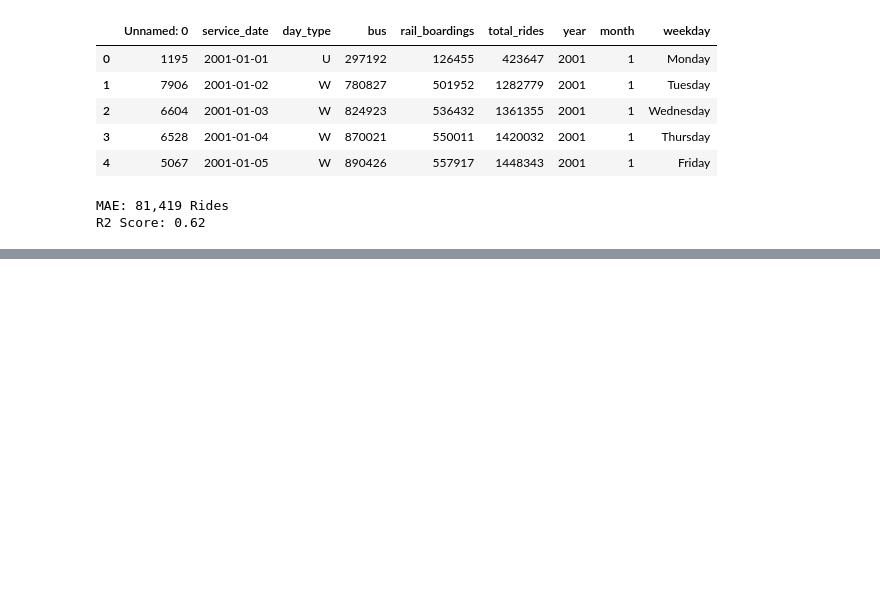
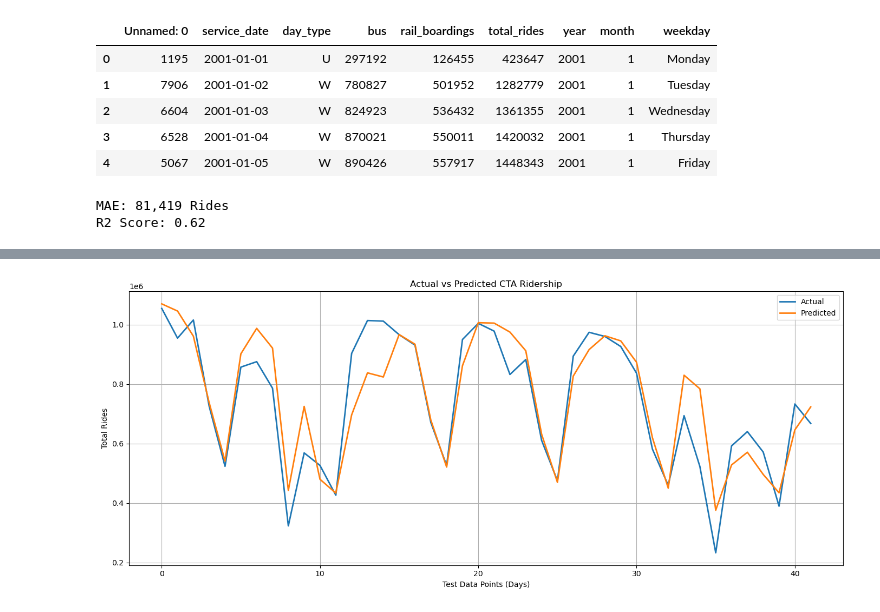
Before and after one commit to JulianGut2/CTA-Ridership-Analysis, a Jupyter notebook: notebooks/Model Training.ipynb, the cells around one changed output, grey strips where cells are left out. Saved outputs shown, nothing was run; the diff lists cells and outputs as text; code cells hidden in the pictures; blank space fills up the shorter version.

```diff
--- a/notebooks/Model Training.ipynb
+++ b/notebooks/Model Training.ipynb
@@ -49,0 +122,15 @@ R2 Score: 0.62
+# %%
+# What we can also do is see the comparison between predicted and actual model values
+
+plt.figure(figsize = (14,6))
+plt.plot(y_test.values, label = "Actual", linewidth = 2)
+plt.plot(y_pred, label = "Predicted", linewidth = 2)
+plt.title("Actual vs Predicted CTA Ridership")
+plt.xlabel("Test Data Points (Days)")
+plt.ylabel("Total Rides")
+plt.legend()
+plt.grid(True)
+plt.tight_layout()
+plt.show()
+# %% [output]
+[figure, added]
```
Also changed, not shown: parts of 7 cells of this notebook.
